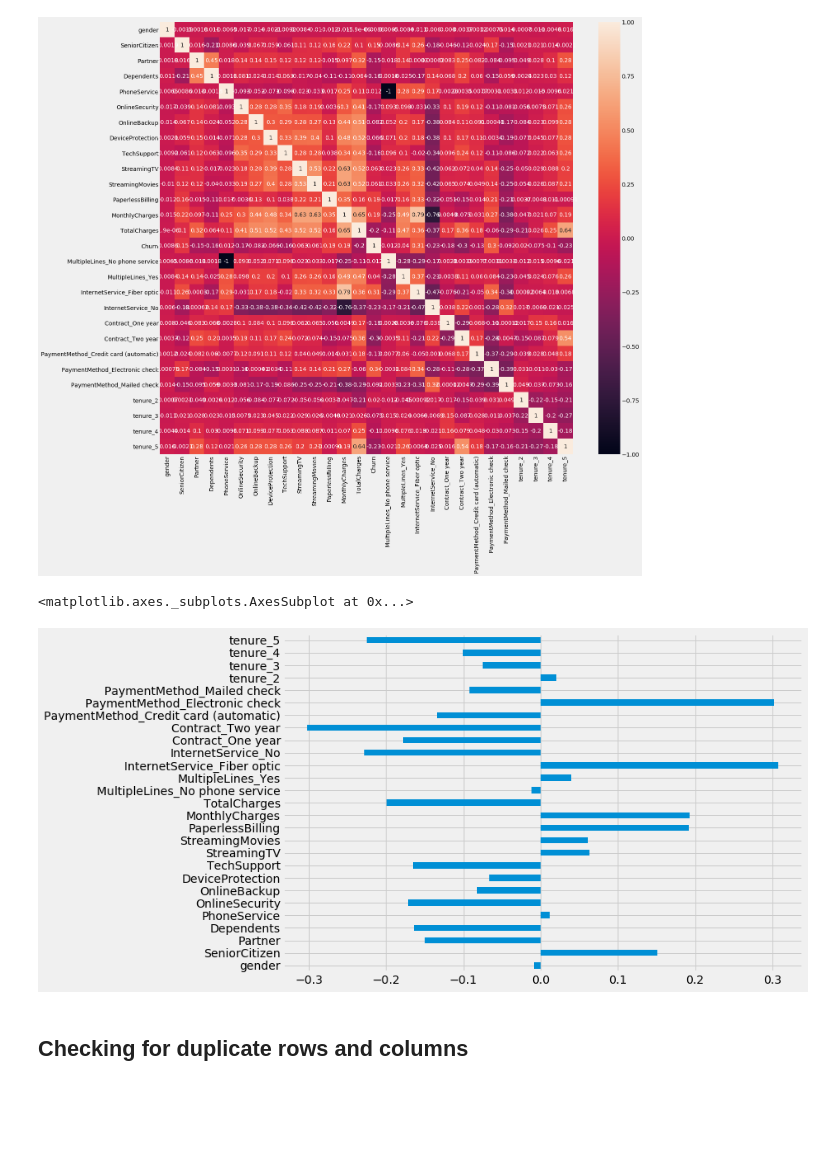
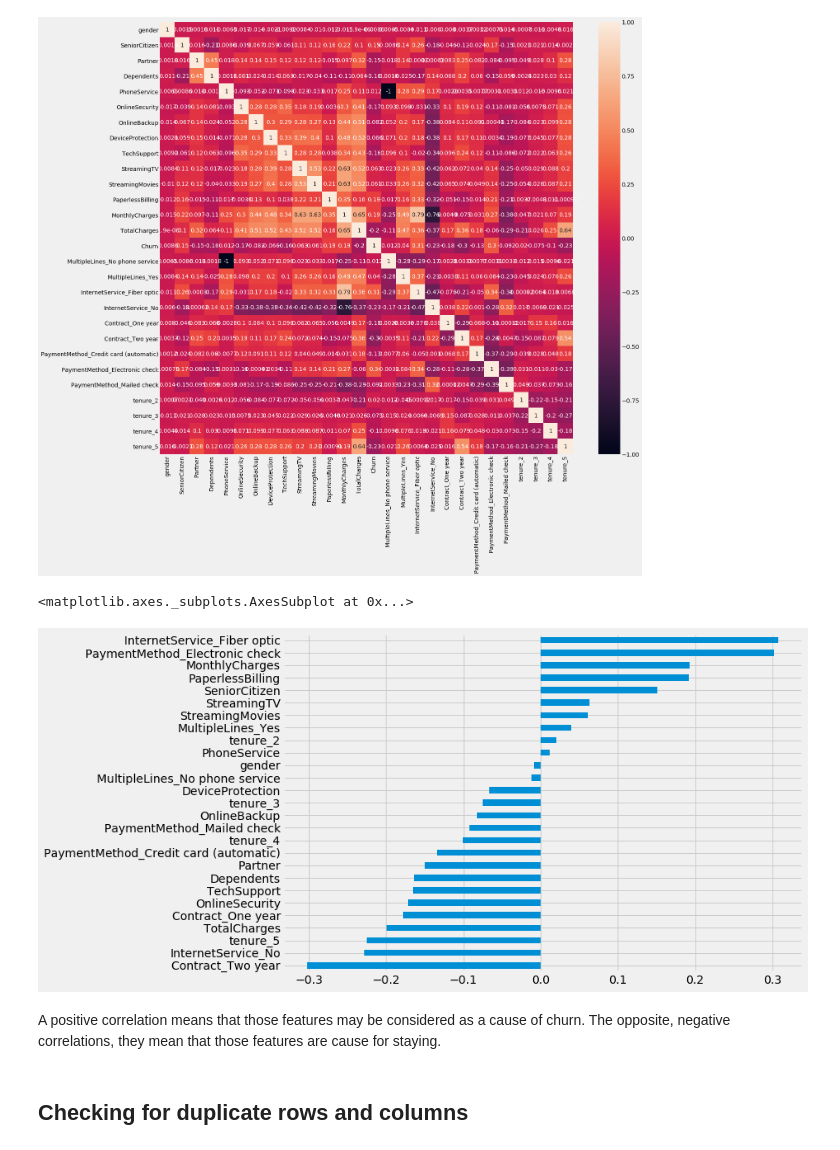
Before and after one commit to fares-ds/Telecom_Customer_Churn_Prediction, a Jupyter notebook: telecom_customer_churn_prediciton_EDA.ipynb, the cells around one changed output. Saved outputs shown, nothing was run; the diff lists cells and outputs as text; code cells hidden in the pictures; blank space fills up the shorter version.

Commit message:
Correlation Analysis Overview

```diff
--- a/telecom_customer_churn_prediciton_EDA.ipynb
+++ b/telecom_customer_churn_prediciton_EDA.ipynb
@@ -362,10 +362,12 @@ sns.heatmap(data_1.corr(), annot=True)
 <matplotlib.axes._subplots.AxesSubplot at 0x...>
 [figure]
 # %%
-data_1.drop('Churn', axis=1).corrwith(data.Churn).plot(kind='barh', figsize=(10, 7))
+data_1.drop('Churn', axis=1).corrwith(data.Churn).sort_values().plot(kind='barh', figsize=(10, 7))
 # %% [output]
 <matplotlib.axes._subplots.AxesSubplot at 0x...>
-[figure, old version]
+[figure, new version]
+# %% [markdown]
+A positive correlation means that those features may be considered as a cause of churn. The opposite, negative correlations, they mean that those features are cause for staying.
 # %% [markdown]
 ## Checking for duplicate rows and columns
 # %%
```
Also changed, not shown: parts of 1 cell of this notebook.
